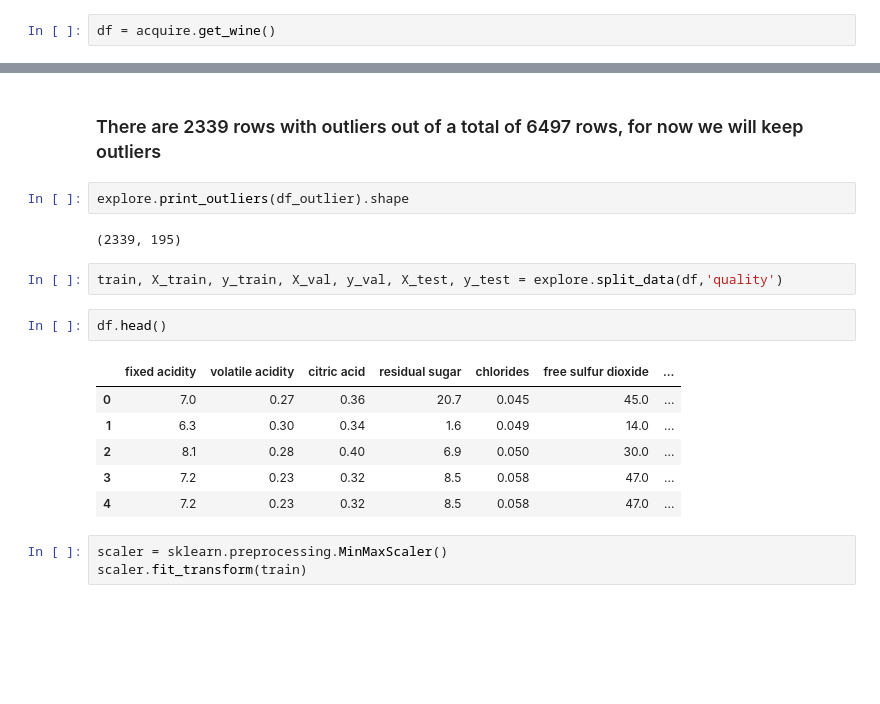
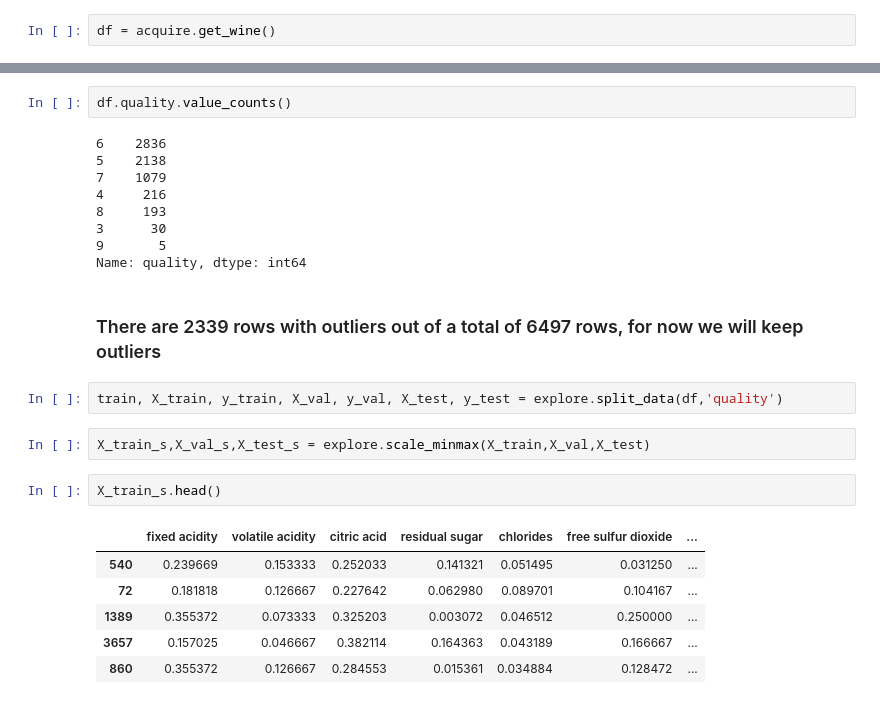
Before and after one commit to richiepmeyer/wine_quality, a Jupyter notebook: scratch_rm.ipynb, the cells around one changed output, grey strips where cells are left out. Cells and saved outputs as stored; diff of their text form; blank space fills up the shorter version.

```diff
--- a/scratch_rm.ipynb
+++ b/scratch_rm.ipynb
@@ -18,20 +23,26 @@ df_outlier.shape
+# %%
+df.quality.value_counts()
+# %% [output]
+6    2836
+5    2138
+7    1079
+4     216
+8     193
+3      30
+9       5
+Name: quality, dtype: int64
 # %% [markdown]
 ### There are 2339 rows with outliers out of a total of 6497 rows, for now we will keep outliers
-# %%
-explore.print_outliers(df_outlier).shape
-# %% [output]
-(2339, 195)
 # %%
 train, X_train, y_train, X_val, y_val, X_test, y_test = explore.split_data(df,'quality')
+# %%
+X_train_s,X_val_s,X_test_s = explore.scale_minmax(X_train,X_val,X_test)
 # %%
-df.head()
+X_train_s.head()
 # %% [output]
 |  | fixed acidity | volatile acidity | citric acid | residual sugar | chlorides | free sulfur dioxide | ... |
-| 0 | 7.0 | 0.27 | 0.36 | 20.7 | 0.045 | 45.0 | ... |
-| 1 | 6.3 | 0.30 | 0.34 | 1.6 | 0.049 | 14.0 | ... |
-| 2 | 8.1 | 0.28 | 0.40 | 6.9 | 0.050 | 30.0 | ... |
-| 3 | 7.2 | 0.23 | 0.32 | 8.5 | 0.058 | 47.0 | ... |
-| 4 | 7.2 | 0.23 | 0.32 | 8.5 | 0.058 | 47.0 | ... |
+| 540 | 0.239669 | 0.153333 | 0.252033 | 0.141321 | 0.051495 | 0.031250 | ... |
+| 72 | 0.181818 | 0.126667 | 0.227642 | 0.062980 | 0.089701 | 0.104167 | ... |
+| 1389 | 0.355372 | 0.073333 | 0.325203 | 0.003072 | 0.046512 | 0.250000 | ... |
+| 3657 | 0.157025 | 0.046667 | 0.382114 | 0.164363 | 0.043189 | 0.166667 | ... |
+| 860 | 0.355372 | 0.126667 | 0.284553 | 0.015361 | 0.034884 | 0.128472 | ... |
-# %%
-scaler = sklearn.preprocessing.MinMaxScaler()
-scaler.fit_transform(train)
```
Also changed, not shown: parts of 14 cells of this notebook, 2 other files.
